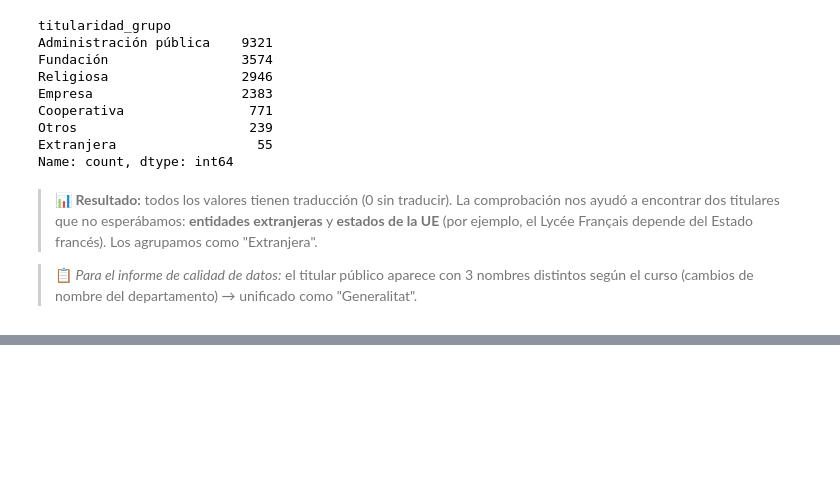
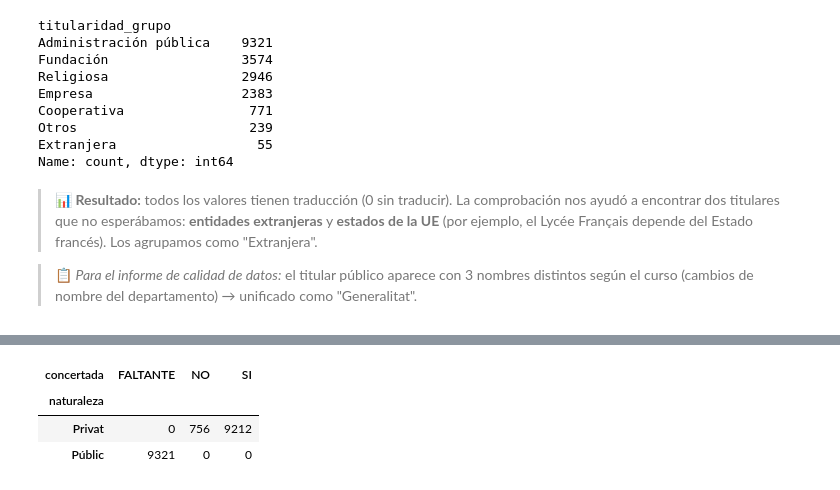
Before and after one commit to esrakesken/eda-educacion-barcelona, a Jupyter notebook: notebooks/01_eda_educacion_bcn.ipynb, the cells around one changed output, grey strips where cells are left out. Drawn from its saved outputs; the diff is of its cells as text; code cells hidden in the pictures; blank space fills up the shorter version.

Commit message:
feat: tipo de centro y guardado de datos limpios

```diff
--- a/notebooks/01_eda_educacion_bcn.ipynb
+++ b/notebooks/01_eda_educacion_bcn.ipynb
@@ -627,0 +633,7 @@ Name: count, dtype: int64
+# %%
+pd.crosstab(df_limpio["naturaleza"], df_limpio["concertada"].fillna("FALTANTE"))
+# %% [output]
+| concertada | FALTANTE | NO | SI |
+| naturaleza |  |  |  |
+| Privat | 0 | 756 | 9212 |
+| Públic | 9321 | 0 | 0 |
```
Also changed, not shown: parts of 12 cells of this notebook.
